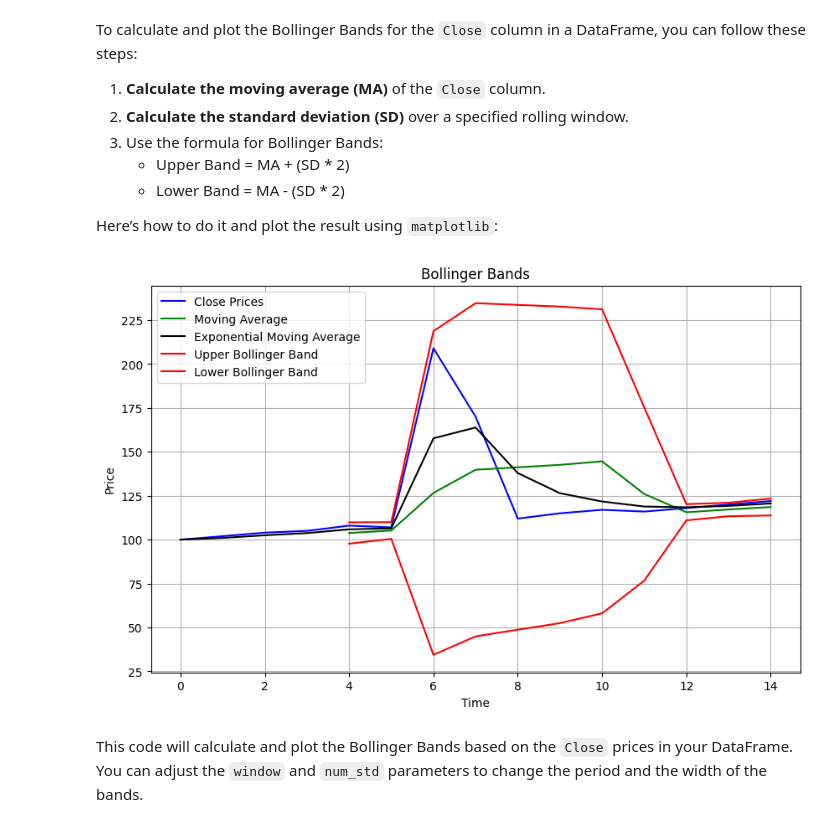
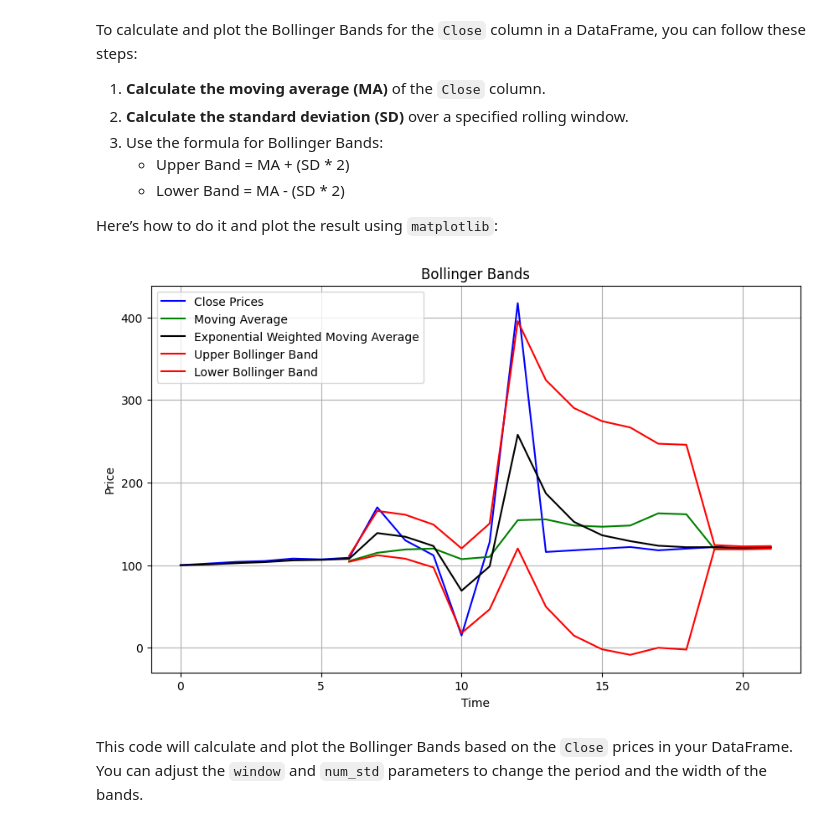
Before and after one commit to weip2008/LearnTorch, a Jupyter notebook: gru/doc/bollinger_band.ipynb, the cells around one changed output. Drawn from its saved outputs; the diff is of its cells as text; code cells hidden in the pictures.

```diff
--- a/gru/doc/bollinger_band.ipynb
+++ b/gru/doc/bollinger_band.ipynb
@@ -14,43 +14,43 @@ import matplotlib.pyplot as plt
 
 # Sample DataFrame (replace with your own data)
 data = {
-    'Close': [100, 102, 104, 105, 108, 107, 209, 170, 112, 115, 117, 116, 118, 120, 122]
+    'Close': [100, 102, 104, 105, 108, 107, 109, 170, 130,112, 15,128, 417, 116, 118, 120, 122, 118, 120, 122, 120, 122]
 }
 df = pd.DataFrame(data)
 
 # Parameters for Bollinger Bands
-window = 5  # Rolling window size
-num_std = 2  # Number of standard deviations for the bands
+window = 7  # Rolling window size
+num_std = 1.1  # Number of standard deviations for the bands
 alpha = 0.5
 
 # Calculate moving average (MA) and rolling standard deviation (SD)
 df['MA'] = df['Close'].rolling(window=window).mean()
 df['SD'] = df['Close'].rolling(window=window).std()
 df['EWA'] = df['Close'].ewm(alpha=alpha, adjust=False).mean()
 
 # Calculate upper and lower Bollinger Bands
-df['Upper Band'] = df['MA'] + (df['SD'] * num_std)
-df['Lower Band'] = df['MA'] - (df['SD'] * num_std)
+df['Upper Band'] = df['EWA'] + (df['SD'] * num_std)
+df['Lower Band'] = df['EWA'] - (df['SD'] * num_std)
 
 # Plotting
 plt.figure(figsize=(10, 6))
 plt.plot(df['Close'], label='Close Prices', color='blue')
 plt.plot(df['MA'], label='Moving Average', color='green')
-plt.plot(df['EWA'], label='Exponential Moving Average', color='black')
+plt.plot(df['EWA'], label='Exponential Weighted Moving Average', color='black')
 plt.plot(df['Upper Band'], label='Upper Bollinger Band', color='red')
 plt.plot(df['Lower Band'], label='Lower Bollinger Band', color='red')
 
 # Add labels and legend
 plt.title('Bollinger Bands')
 plt.xlabel('Time')
 plt.ylabel('Price')
 plt.legend(loc='best')
 plt.grid()
 
 # Show the plot
 plt.show()
 # %% [output]
-[figure, old version]
+[figure, new version]
 # %% [markdown]
 
 This code will calculate and plot the Bollinger Bands based on the `Close` prices in your DataFrame. You can adjust the `window` and `num_std` parameters to change the period and the width of the bands.
```
Also changed, not shown: 10 other files.
